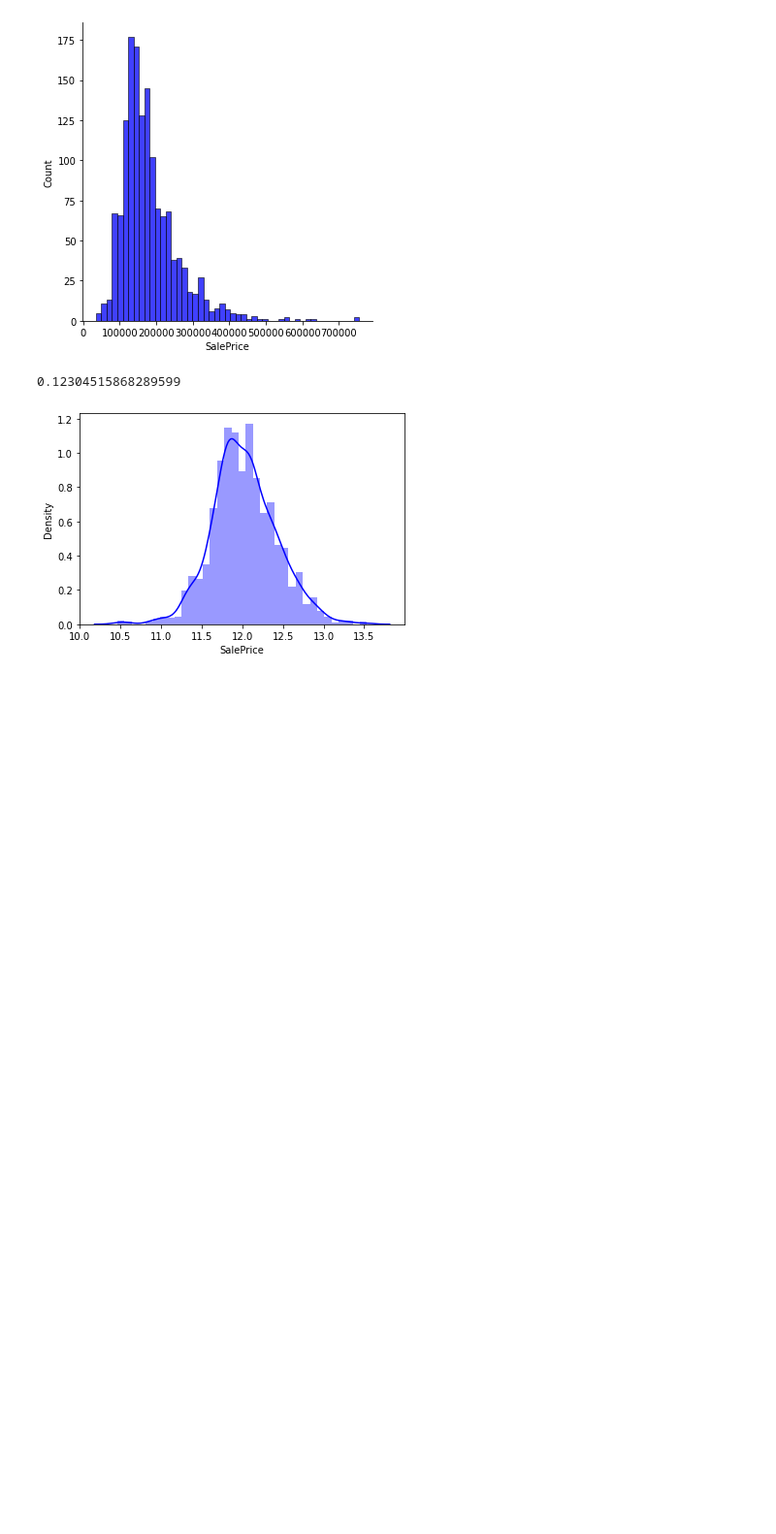
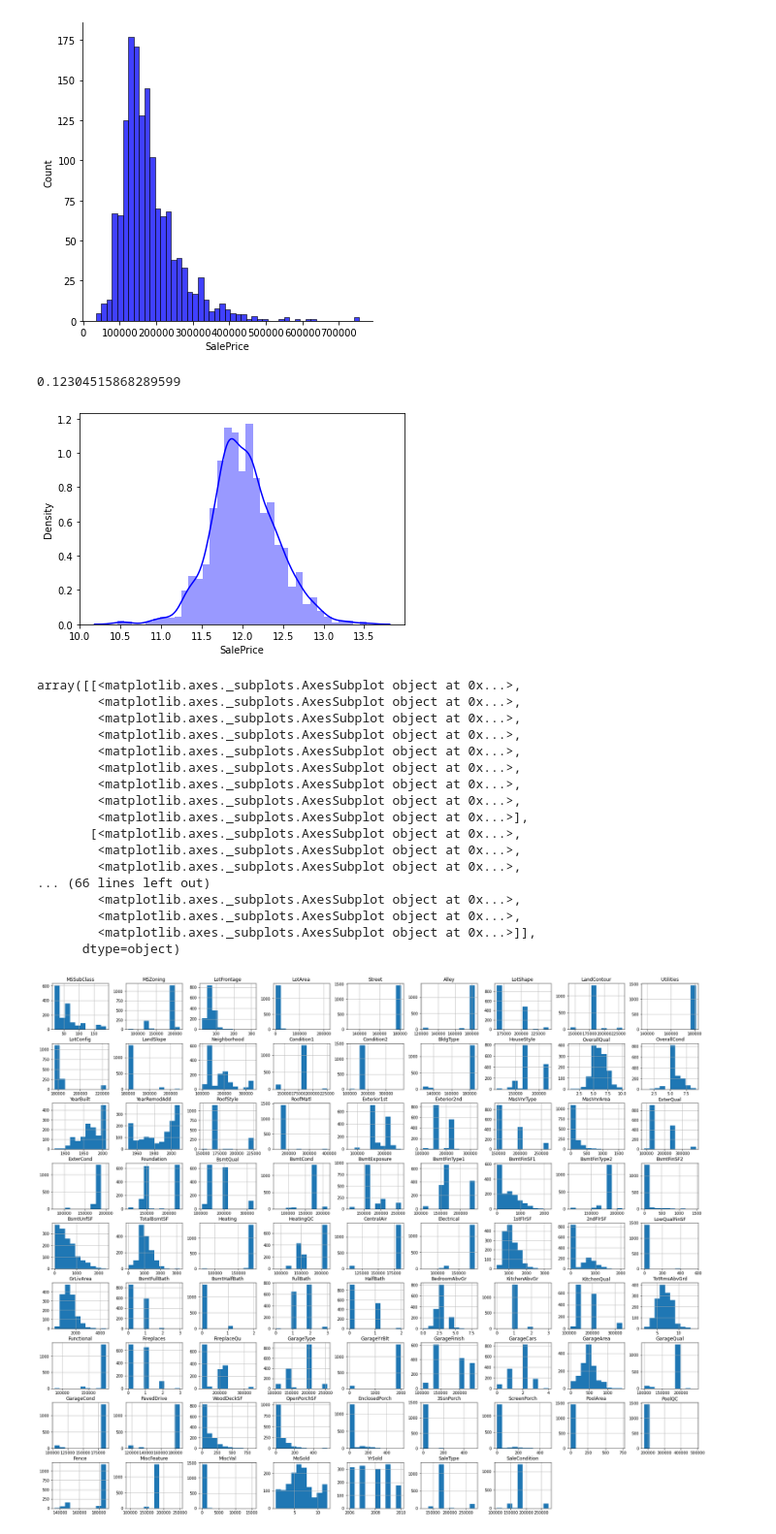
Before and after one commit to fds787896/KagglePractice, a Jupyter notebook: HousePricing.ipynb, the cells around one changed output. Shown at 97% size. Saved outputs shown, nothing was run; the diff lists cells and outputs as text; code cells hidden in the pictures; blank space fills up the shorter version.

```diff
--- a/HousePricing.ipynb
+++ b/HousePricing.ipynb
@@ -233,10 +236,10 @@ test = test.drop("Id",axis = 1)
 #use the mean encoding for categorical variables
 targetVariableList = train.select_dtypes(include = "object").columns.tolist()
 encoder = MeanEncoder(variables = targetVariableList)
-encoder.fit(train.iloc[:,:-1],train["SalePrice"])
-train_t = encoder.transform(train.iloc[:,:-1])
+SalePrice = train["SalePrice"]
+train = encoder.fit_transform(train.iloc[:,:-1],train["SalePrice"])
+train = pd.concat([train,SalePrice], axis=1)
 test = encoder.transform(test)
-train = pd.concat([train_t,train["SalePrice"]],axis = 1)
 # %%
 #see the distribution of the SalePrice
 sns.displot(train["SalePrice"],color = "b")
@@ -254,11 +257,28 @@ train["SalePrice"].skew()
 # %% [output]
 0.12304515868289599
 [figure]
-# %%
-#see which features have the skewness situation
-numericalData = train.select_dtypes(exclude="object").iloc[:,:-1]
-featureSkew = numericalData.skew().sort_values(ascending=False)
-highSkew = featureSkew[featureSkew>=0.5].index.tolist() + featureSkew[featureSkew<=-0.5].index.tolist()
-for feature in highSkew:
-  train[feature] = np.log1p(train[feature])
-  test[feature] = np.log1p(test[feature])
+# %%
+#adjust the features which exist skewness
+numericalData = train.select_dtypes(exclude="object").iloc[:,:-1]
+featureSkew = numericalData.skew().sort_values(ascending=False)
+numericalData.hist(figsize=(30,25))
+#從圖中可見,大部分的特徵都有偏態的狀況,所以必須調整一下,讓模型有更好的預測效果
+# %% [output]
+array([[<matplotlib.axes._subplots.AxesSubplot object at 0x...>,
+        <matplotlib.axes._subplots.AxesSubplot object at 0x...>,
+        <matplotlib.axes._subplots.AxesSubplot object at 0x...>,
+        <matplotlib.axes._subplots.AxesSubplot object at 0x...>,
+        <matplotlib.axes._subplots.AxesSubplot object at 0x...>,
+        <matplotlib.axes._subplots.AxesSubplot object at 0x...>,
+        <matplotlib.axes._subplots.AxesSubplot object at 0x...>,
+        <matplotlib.axes._subplots.AxesSubplot object at 0x...>,
+        <matplotlib.axes._subplots.AxesSubplot object at 0x...>],
+       [<matplotlib.axes._subplots.AxesSubplot object at 0x...>,
+        <matplotlib.axes._subplots.AxesSubplot object at 0x...>,
+        <matplotlib.axes._subplots.AxesSubplot object at 0x...>,
+... (66 lines left out)
+        <matplotlib.axes._subplots.AxesSubplot object at 0x...>,
+        <matplotlib.axes._subplots.AxesSubplot object at 0x...>,
+        <matplotlib.axes._subplots.AxesSubplot object at 0x...>]],
+      dtype=object)
+[figure, added]
```
Also changed, not shown: parts of 52 cells of this notebook.
